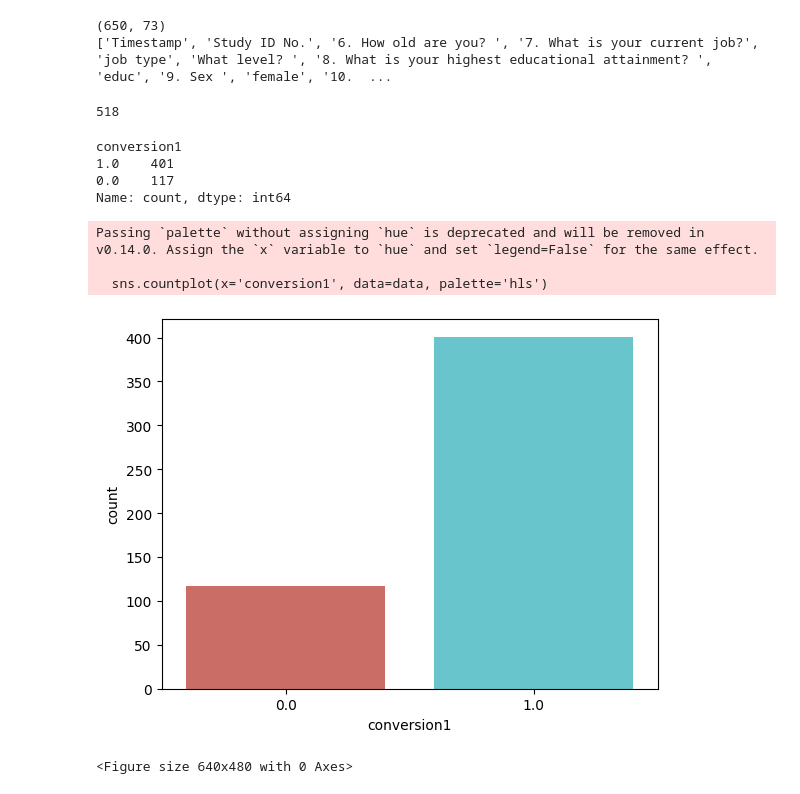
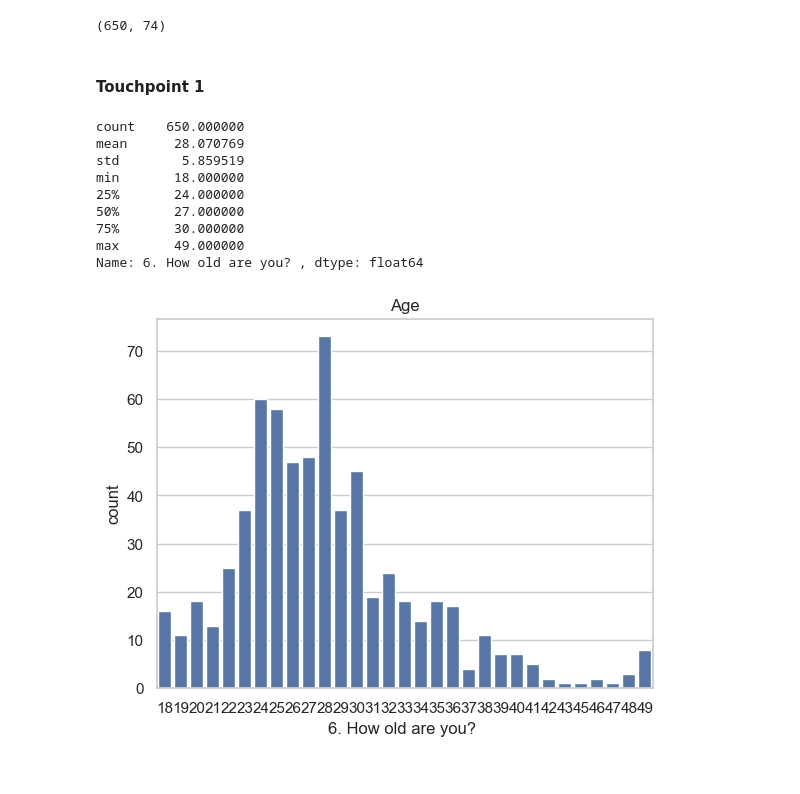
Before and after one commit to rngalvanbayer/Bayer_CPD_Digital_Conversion, a Jupyter notebook: cpd_main.ipynb, the cells around one changed output. Saved outputs shown, nothing was run; the diff lists cells and outputs as text; code cells hidden in the pictures.

```diff
--- a/cpd_main.ipynb
+++ b/cpd_main.ipynb
@@ -1,43 +1,36 @@
 # %%
 import pandas as pd
 import numpy as np
-from sklearn import preprocessing
 import matplotlib.pyplot as plt
-plt.rc("font", size=14)
-from sklearn.linear_model import LogisticRegression
-from sklearn.model_selection import train_test_split
 import seaborn as sns
-sns.set(style="white")
-sns.set(style="whitegrid", color_codes=True)
+import statsmodels.api as sm
+# %%
+plt.rc("font", size=12)
+sns.set_theme(style="white")
+sns.set_theme(style="whitegrid", color_codes=True)
 # %%
 xl = pd.ExcelFile("cpd merged final v1.xlsx")
 data = xl.parse("cpd merged final")
-data = data.drop(columns=['4. '])
 print(data.shape)
-print(list(data.columns))
 # %% [output]
-(650, 73)
-['Timestamp', 'Study ID No.', '6. How old are you? ', '7. What is your current job?', 'job type', 'What level? ', '8. What is your highest educational attainment? ', 'educ', '9. Sex ', 'female', '10.  ...
+(650, 74)
-# %%
-data = data.dropna(subset='conversion1')
-data['conversion1'].unique()
-len(data)
-# %% [output]
-518
-# %%
-data['conversion1'].value_counts()
-# %% [output]
-conversion1
-1.0    401
-0.0    117
-Name: count, dtype: int64
-# %%
-sns.countplot(x='conversion1', data=data, palette='hls')
-plt.show()
-plt.savefig('count_plot')
-# %% [output]
-Passing `palette` without assigning `hue` is deprecated and will be removed in v0.14.0. Assign the `x` variable to `hue` and set `legend=False` for the same effect.
-
-  sns.countplot(x='conversion1', data=data, palette='hls')
-[figure, removed]
-<Figure size 640x480 with 0 Axes>
+# %% [markdown]
+#### Touchpoint 1
+# %%
+# create a bin for the age range
+print(data['6. How old are you? '].describe())
+
+sns.countplot(x='6. How old are you? ', data=data)
+plt.title(label='Age')
+plt.show()
+# %% [output]
+count    650.000000
+mean      28.070769
+std        5.859519
+min       18.000000
+25%       24.000000
+50%       27.000000
+75%       30.000000
+max       49.000000
+Name: 6. How old are you? , dtype: float64
+[figure, added]
```
Also changed, not shown: parts of 19 cells of this notebook.
